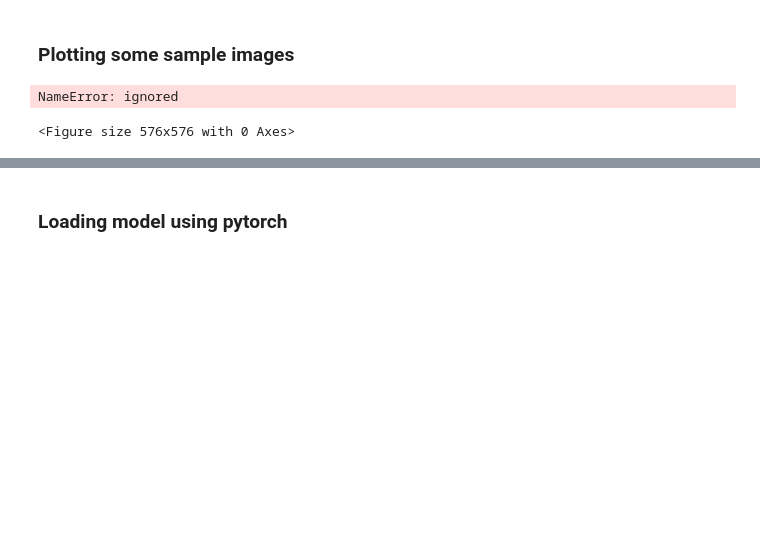
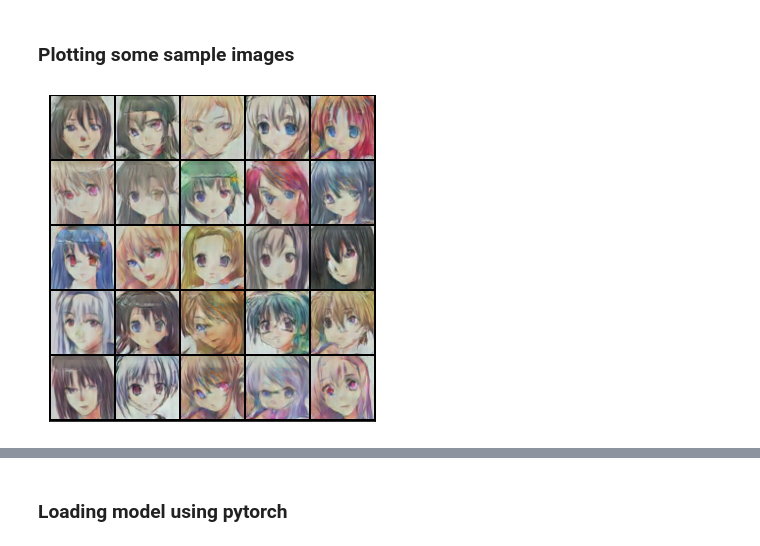
Before and after one commit to CristianCosci/Generative_Adversarial_Networks_GAN__Overview, a Jupyter notebook: DCGAN/notebooks/DCGAN.ipynb, the cells around one changed output, grey strips where cells are left out. Saved outputs shown, nothing was run; the diff lists cells and outputs as text; code cells hidden in the pictures; blank space fills up the shorter version.

```diff
--- a/DCGAN/notebooks/DCGAN.ipynb
+++ b/DCGAN/notebooks/DCGAN.ipynb
@@ -129,3 +67,0 @@ torch.Size([25, 3, 64, 64])
-# %%
-for images in generated_image:
-  print(images.shape)
@@ -134,3 +67,0 @@ torch.Size([25, 3, 64, 64])
-# %%
-for images, _ in data_loader:
-  print(images.shape)
@@ -413,13 +314,11 @@ plt.show() #display the graph
 # %%
 # generation to image
 G.eval()
-plt.figure(figsize=(8,8))
-z = torch.randn(BATCH_SIZE, NOISE_VECTOR_DIM, 1, 1).to(DEVICE)
+z = torch.randn(25, NOISE_VECTOR_DIM, 1, 1).to(DEVICE)
 generated_image = G(z)
-imshow(generated_image.data[:25].cpu())
+show_images(generated_image.cpu(), column=5, fig_size=(6,6))
 # %% [output]
-NameError: ignored
-<Figure size 576x576 with 0 Axes>
+[figure, added]
 # %%
 # Saving params
 min_value = min(G_loss_history)
```
Also changed, not shown: parts of 35 cells of this notebook.
